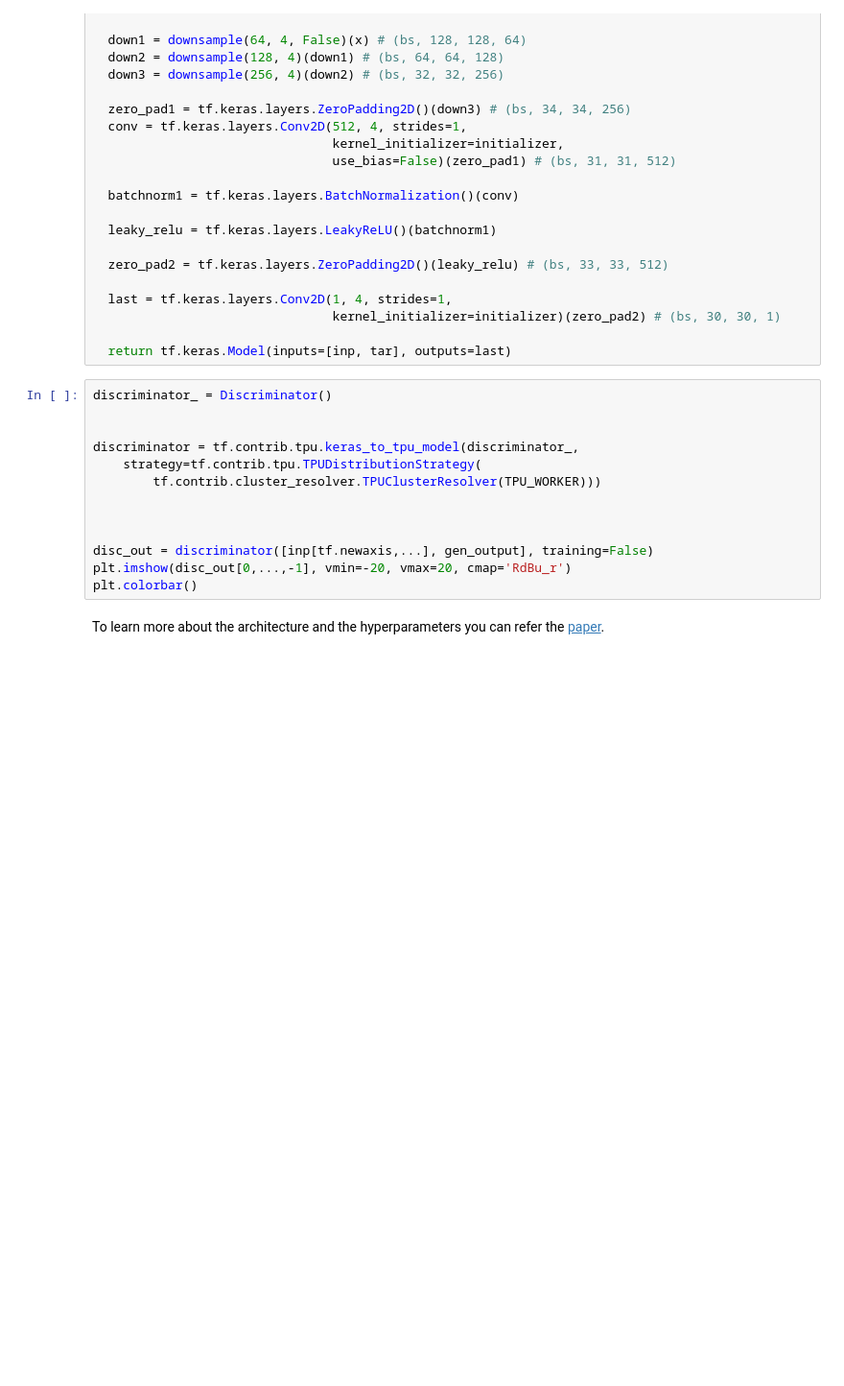
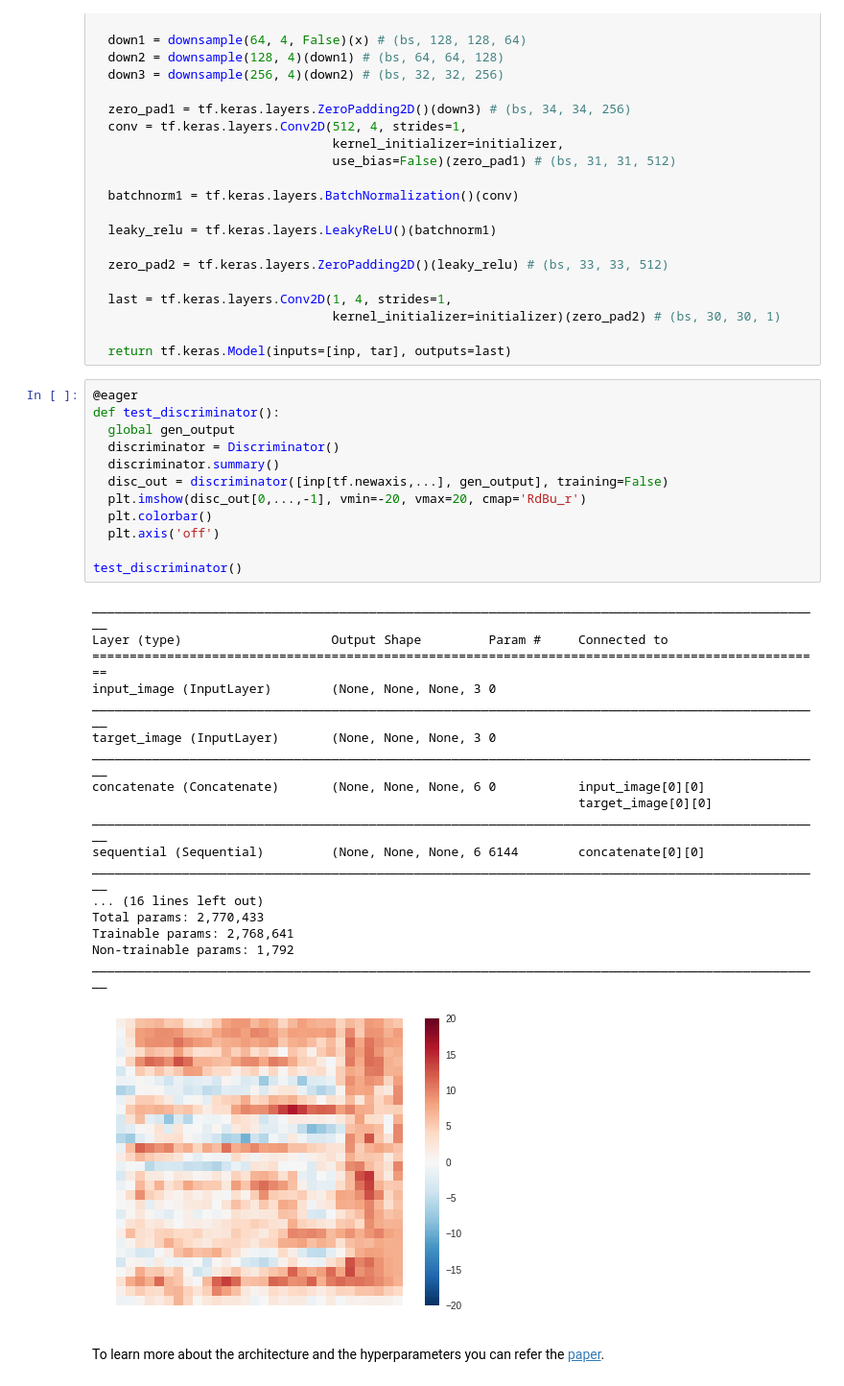
Before and after one commit to ManuelKugelmann/collabtf2.0, a Jupyter notebook: Copy_of_pix2pix.ipynb, the cells around one changed output. Shown at 96% size. Drawn from its saved outputs; the diff is of its cells as text; blank space fills up the shorter version.

```diff
--- a/Copy_of_pix2pix.ipynb
+++ b/Copy_of_pix2pix.ipynb
@@ -426,18 +447,36 @@ def Discriminator():
 
   return tf.keras.Model(inputs=[inp, tar], outputs=last)
 # %%
-discriminator_ = Discriminator()
+@eager
+def test_discriminator():
+  global gen_output
+  discriminator = Discriminator()
+  discriminator.summary()
+  disc_out = discriminator([inp[tf.newaxis,...], gen_output], training=False)
+  plt.imshow(disc_out[0,...,-1], vmin=-20, vmax=20, cmap='RdBu_r')
+  plt.colorbar()
+  plt.axis('off')
 
-
-discriminator = tf.contrib.tpu.keras_to_tpu_model(discriminator_,
-    strategy=tf.contrib.tpu.TPUDistributionStrategy(
-        tf.contrib.cluster_resolver.TPUClusterResolver(TPU_WORKER)))
-
-
-
-disc_out = discriminator([inp[tf.newaxis,...], gen_output], training=False)
-plt.imshow(disc_out[0,...,-1], vmin=-20, vmax=20, cmap='RdBu_r')
-plt.colorbar()
+test_discriminator()
+# %% [output]
+__________________________________________________________________________________________________
+Layer (type)                    Output Shape         Param #     Connected to
+==================================================================================================
+input_image (InputLayer)        (None, None, None, 3 0
+__________________________________________________________________________________________________
+target_image (InputLayer)       (None, None, None, 3 0
+__________________________________________________________________________________________________
+concatenate (Concatenate)       (None, None, None, 6 0           input_image[0][0]
+                                                                 target_image[0][0]
+__________________________________________________________________________________________________
+sequential (Sequential)         (None, None, None, 6 6144        concatenate[0][0]
+__________________________________________________________________________________________________
+... (16 lines left out)
+Total params: 2,770,433
+Trainable params: 2,768,641
+Non-trainable params: 1,792
+__________________________________________________________________________________________________
+[figure, added]
 # %% [markdown]
 To learn more about the architecture and the hyperparameters you can refer the [paper](https://arxiv.org/abs/1611.07004).
 # %% [markdown]
```
Also changed, not shown: parts of 7 cells of this notebook.
